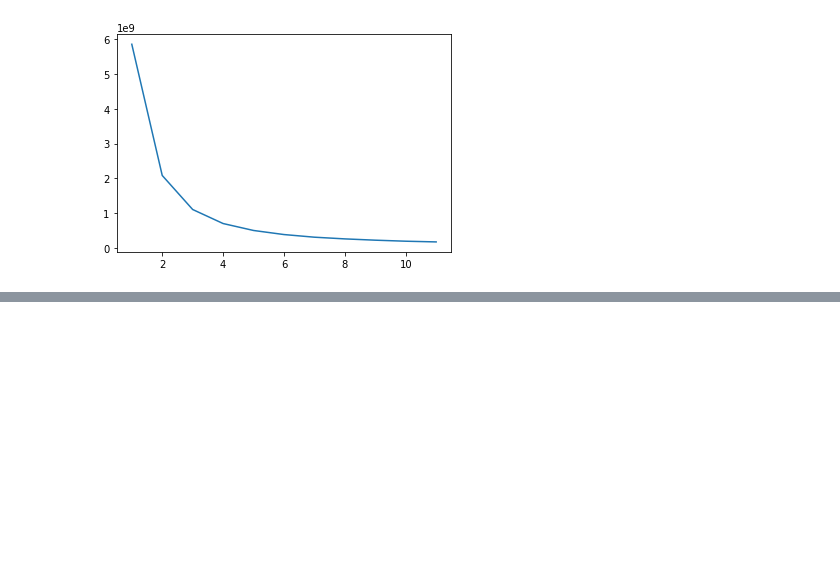
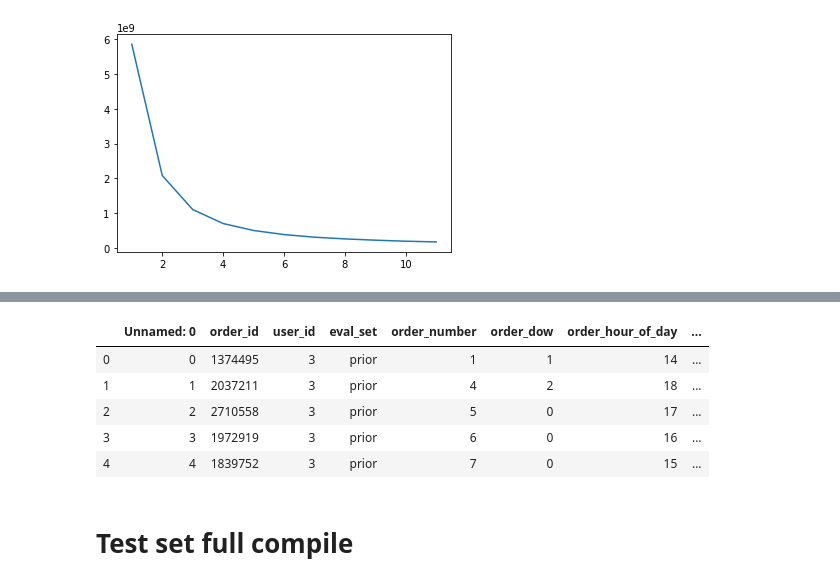
Before and after one commit to BpakGGU/data-science, a Jupyter notebook: Python/instacart/user_profile_clustering.ipynb, the cells around one changed output, grey strips where cells are left out. Drawn from its saved outputs; the diff is of its cells as text; code cells hidden in the pictures; blank space fills up the shorter version.

```diff
--- a/Python/instacart/user_profile_clustering.ipynb
+++ b/Python/instacart/user_profile_clustering.ipynb
@@ -227,0 +265,12 @@ svd_cluster_df2['cluster']=cluster_val2
+# %%
+testprior_full = pd.read_csv("c:/users/hello/desktop/mlfinal/clean/test/test_priordata.csv")
+testprior_full.head()
+# %% [output]
+|  | Unnamed: 0 | order_id | user_id | eval_set | order_number | order_dow | order_hour_of_day | ... |
+| 0 | 0 | 1374495 | 3 | prior | 1 | 1 | 14 | ... |
+| 1 | 1 | 2037211 | 3 | prior | 4 | 2 | 18 | ... |
+| 2 | 2 | 2710558 | 3 | prior | 5 | 0 | 17 | ... |
+| 3 | 3 | 1972919 | 3 | prior | 6 | 0 | 16 | ... |
+| 4 | 4 | 1839752 | 3 | prior | 7 | 0 | 15 | ... |
+# %% [markdown]
+# Test set full compile
```
Also changed, not shown: parts of 18 cells of this notebook, 4 other files.
